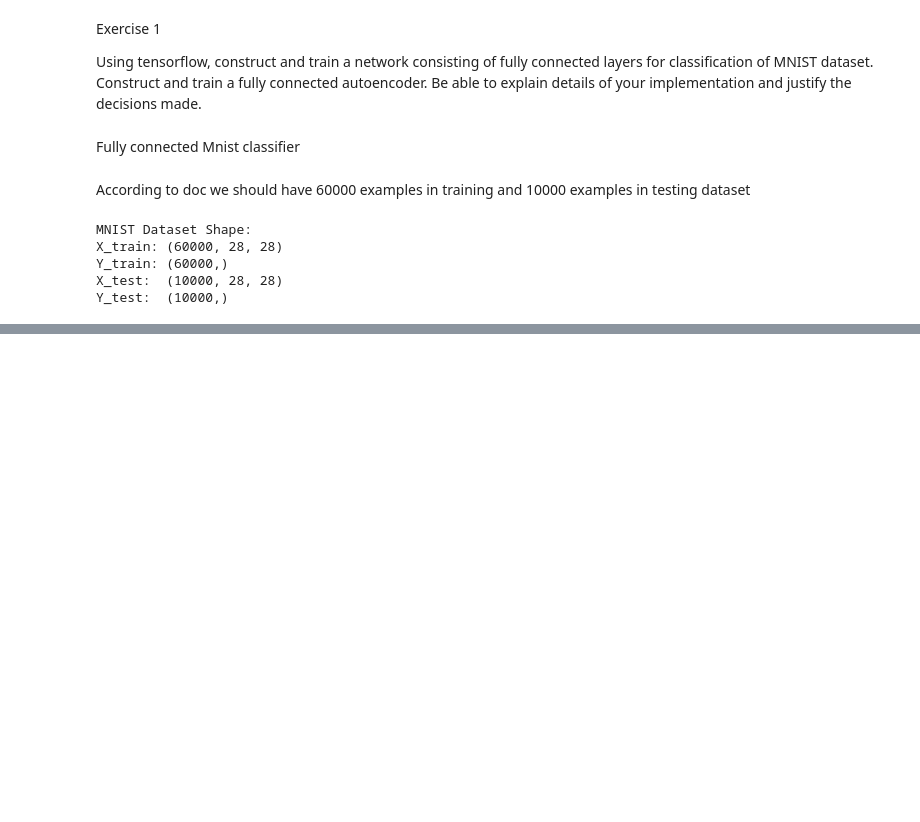
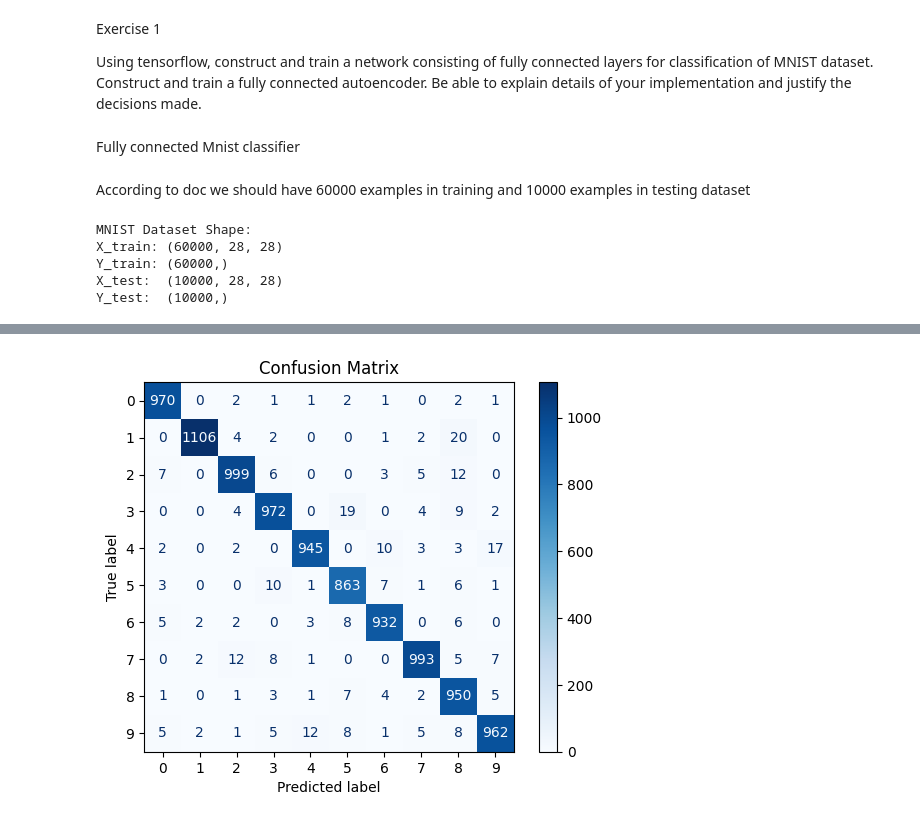
Before and after one commit to mkopanik/Introductiont-to-AI, a Jupyter notebook: Lab5/Lab5_fcl.ipynb, the cells around one changed output, grey strips where cells are left out. Cells and saved outputs as stored; diff of their text form; code cells hidden in the pictures; blank space fills up the shorter version.

```diff
--- a/Lab5/Lab5_fcl.ipynb
+++ b/Lab5/Lab5_fcl.ipynb
@@ -92,6 +92,17 @@ indexes_with_error = []
 for i in range(len(test_prediction)):
     if test_prediction.item(i) != Y_test.item(i):
         indexes_with_error.append(i)
+# %%
+from sklearn.metrics import confusion_matrix , ConfusionMatrixDisplay
+import matplotlib.pyplot as plt
+cm = confusion_matrix(y_true= Y_test , y_pred= test_prediction)
+# %%
+disp = ConfusionMatrixDisplay(confusion_matrix=cm, display_labels=np.unique(Y_test))
+disp.plot(cmap=plt.cm.Blues)
+plt.title("Confusion Matrix")
+plt.show()
+# %% [output]
+[figure, added]
 # %%
 len(indexes_with_error)
 # %% [output]
```
Also changed, not shown: parts of 6 cells of this notebook, 3 other files.
